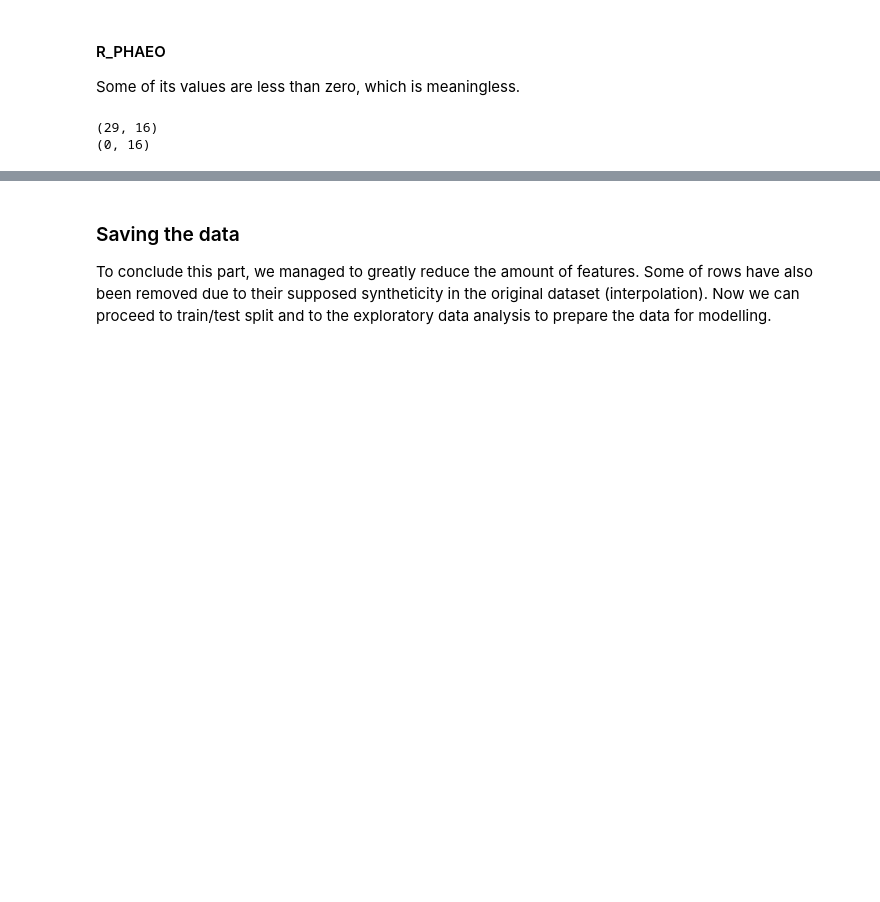
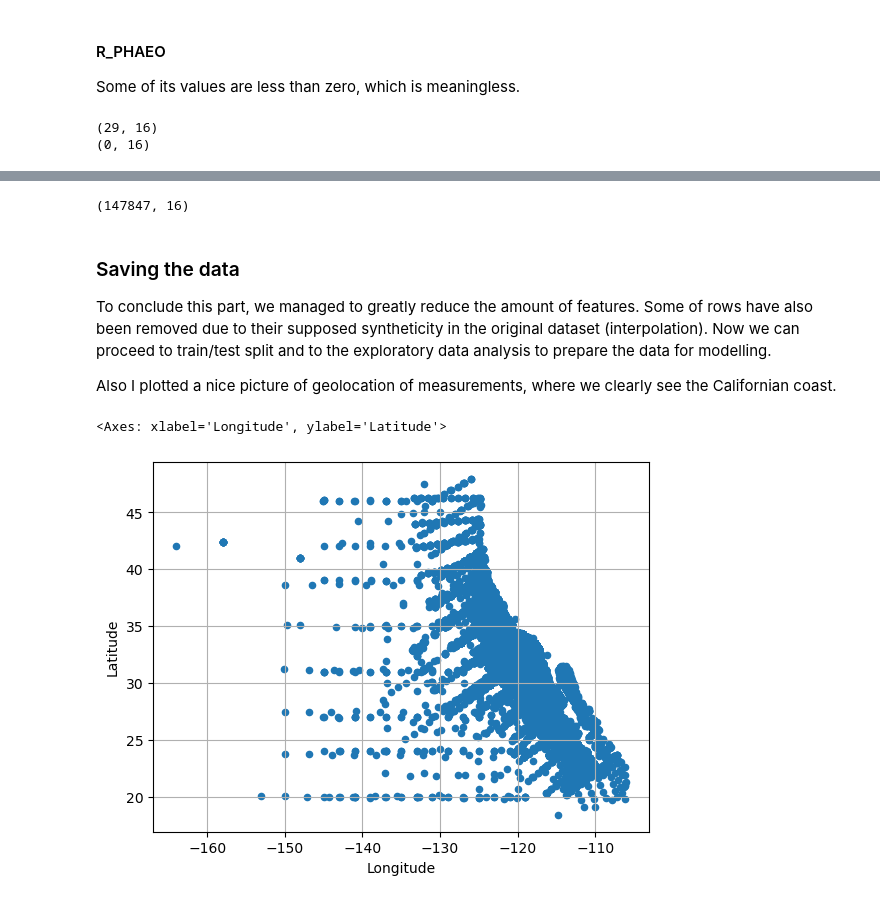
Before and after one commit to AndreiShelest/CalCOFI, a Jupyter notebook: notebooks/01.data-preparation.ipynb, the cells around one changed output, grey strips where cells are left out. Cells and saved outputs as stored; diff of their text form; code cells hidden in the pictures; blank space fills up the shorter version.

```diff
--- a/notebooks/01.data-preparation.ipynb
+++ b/notebooks/01.data-preparation.ipynb
@@ -51,3 +48,8 @@ We will mostly deal with Bottle table due to it containing actual water quality
+# %%
+cast_df = cast_df[['Cst_Cnt', 'Lat_Dec', 'Lon_Dec']]
+
+# bottle_df = pd.merge(bottle_df, cast_df, on='Cst_Cnt')
+# bottle_df.shape
 # %% [markdown]
 #### Dataset general info
 # %%
@@ -352,6 +358,18 @@ print(bottle_df[bottle_df['R_PHAEO'] < 0].shape)
+# %%
+bottle_df.drop(bottle_df[bottle_df['R_PHAEO'].isnull()].index, inplace=True)
+bottle_df.shape
+# %% [output]
+(147847, 16)
 # %% [markdown]
 ### Saving the data
 
 To conclude this part, we managed to greatly reduce the amount of features. Some of rows have also been removed due to their supposed syntheticity in the original dataset (interpolation). Now we can proceed to train/test split and to the exploratory data analysis to prepare the data for modelling.
+
+Also I plotted a nice picture of geolocation of measurements, where we clearly see the Californian coast.
 # %%
 bottle_df.to_csv(f'{bottle_data_path}/bottle_01.csv')
+# %%
+cast_df.plot(kind="scatter", x="Lon_Dec", y="Lat_Dec", grid=True, xlabel='Longitude', ylabel='Latitude')
+# %% [output]
+<Axes: xlabel='Longitude', ylabel='Latitude'>
+[figure, added]
```
Also changed, not shown: parts of 7 cells of this notebook, 1 other file.
